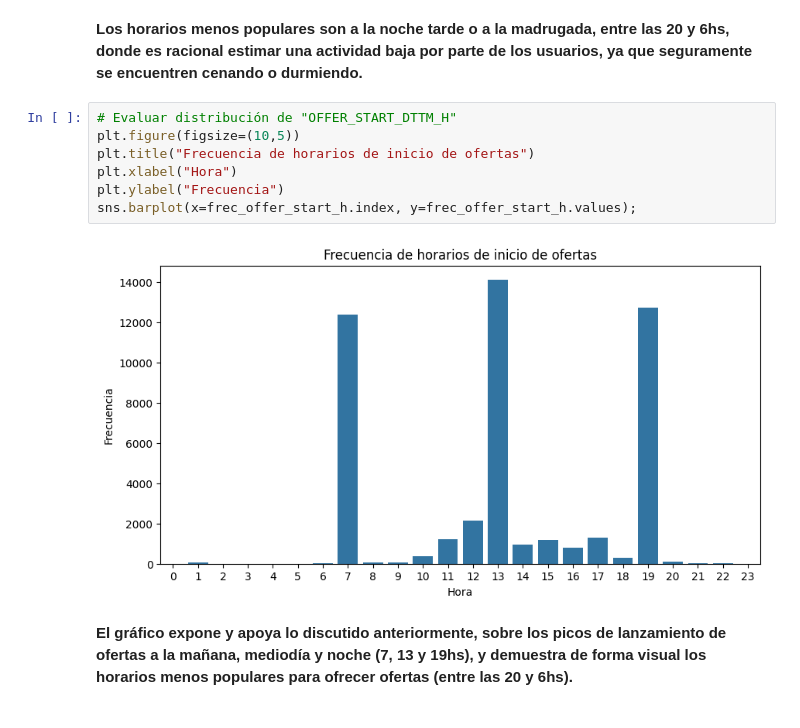
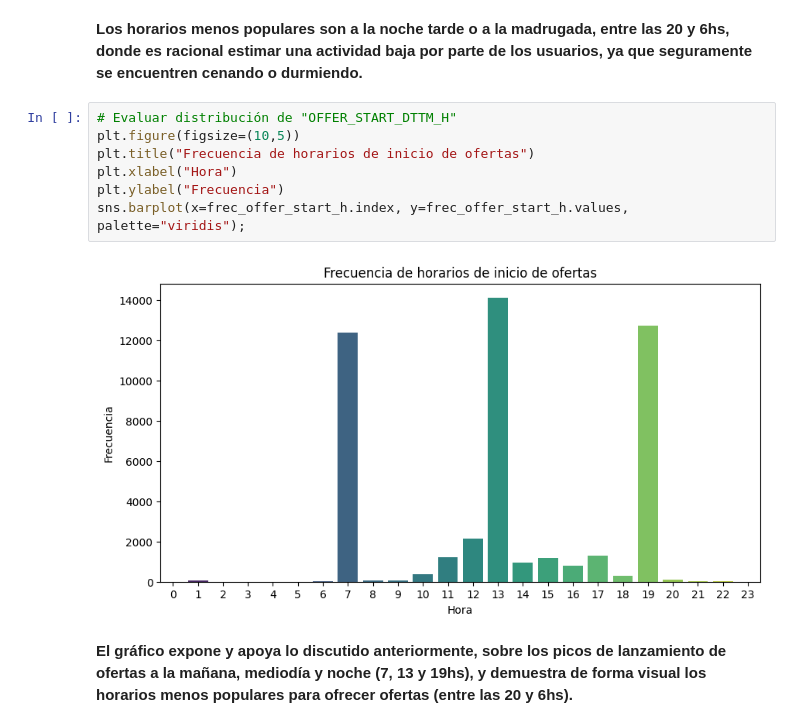
Before and after one commit to plijtmaer/ds-de-challenge, a Jupyter notebook: Notebooks/eda.ipynb, the cells around one changed output. Saved outputs shown, nothing was run; the diff lists cells and outputs as text.

```diff
--- a/Notebooks/eda.ipynb
+++ b/Notebooks/eda.ipynb
@@ -382,12 +374,12 @@ Name: count, dtype: int64
 # %%
 # Evaluar distribución de "OFFER_START_DTTM_H"
 plt.figure(figsize=(10,5))
 plt.title("Frecuencia de horarios de inicio de ofertas")
 plt.xlabel("Hora")
 plt.ylabel("Frecuencia")
-sns.barplot(x=frec_offer_start_h.index, y=frec_offer_start_h.values);
+sns.barplot(x=frec_offer_start_h.index, y=frec_offer_start_h.values, palette="viridis");
 # %% [output]
-[figure, old version]
+[figure, new version]
 # %% [markdown]
 **El gráfico expone y apoya lo discutido anteriormente, sobre los picos de lanzamiento de ofertas a la mañana, mediodía y noche (7, 13 y 19hs), y demuestra de forma visual los horarios menos populares para ofrecer ofertas (entre las 20 y 6hs).**
 # %% [markdown]
```
Also changed, not shown: parts of 103 cells of this notebook.
